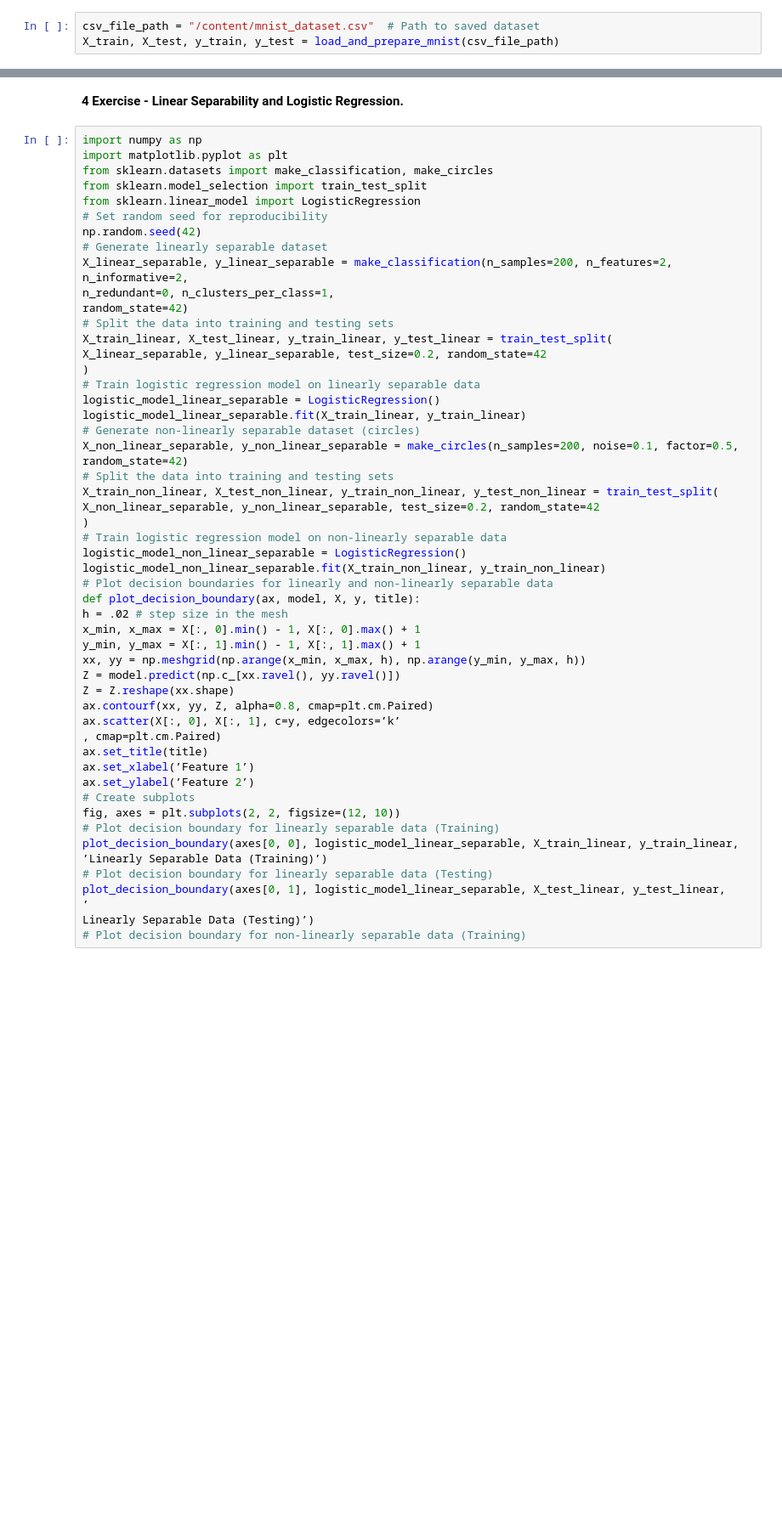
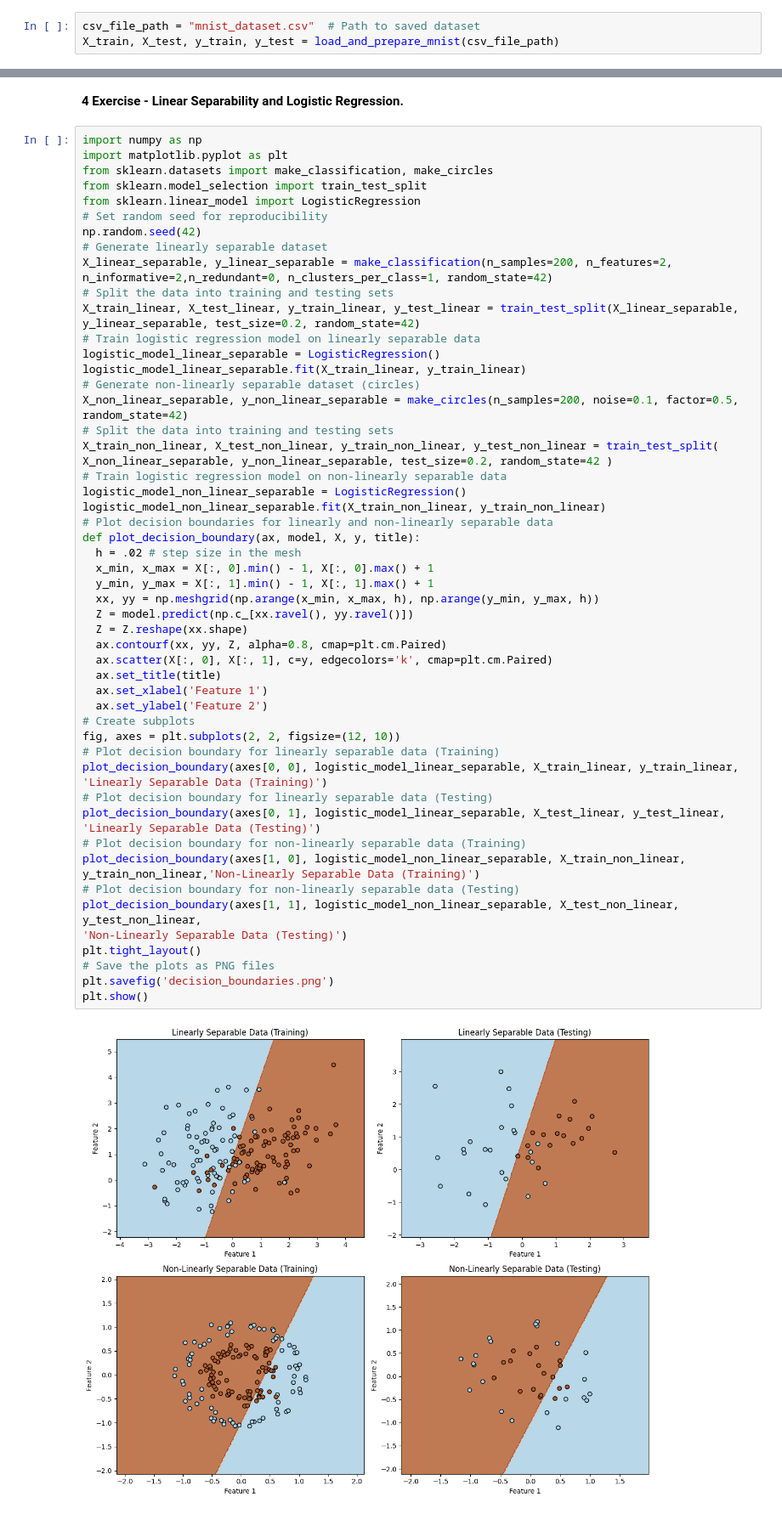
Before and after one commit to LearnerAnisha/AI-and-Machine-Learning, a Jupyter notebook: Worksheet2.ipynb, the cells around one changed output, grey strips where cells are left out. Shown at 85% size. Cells and saved outputs as stored; diff of their text form; blank space fills up the shorter version.

```diff
--- a/Worksheet2.ipynb
+++ b/Worksheet2.ipynb
@@ -349,7 +349,7 @@ def plot_sample_images(X, y):
     plt.tight_layout()
     plt.show()
 # %%
-csv_file_path = "/content/mnist_dataset.csv"  # Path to saved dataset
+csv_file_path = "mnist_dataset.csv"  # Path to saved dataset
 X_train, X_test, y_train, y_test = load_and_prepare_mnist(csv_file_path)
 # %% [output]
 [figure]
@@ -473,54 +496,57 @@ plt.show()
 # %%
 import numpy as np
 import matplotlib.pyplot as plt
 from sklearn.datasets import make_classification, make_circles
 from sklearn.model_selection import train_test_split
 from sklearn.linear_model import LogisticRegression
 # Set random seed for reproducibility
 np.random.seed(42)
 # Generate linearly separable dataset
-X_linear_separable, y_linear_separable = make_classification(n_samples=200, n_features=2,
-n_informative=2,
-n_redundant=0, n_clusters_per_class=1,
-random_state=42)
+X_linear_separable, y_linear_separable = make_classification(n_samples=200, n_features=2, n_informative=2,n_redundant=0, n_clusters_per_class=1, random_state=42)
 # Split the data into training and testing sets
-X_train_linear, X_test_linear, y_train_linear, y_test_linear = train_test_split(
-X_linear_separable, y_linear_separable, test_size=0.2, random_state=42
-)
+X_train_linear, X_test_linear, y_train_linear, y_test_linear = train_test_split(X_linear_separable, y_linear_separable, test_size=0.2, random_state=42)
 # Train logistic regression model on linearly separable data
 logistic_model_linear_separable = LogisticRegression()
 logistic_model_linear_separable.fit(X_train_linear, y_train_linear)
 # Generate non-linearly separable dataset (circles)
-X_non_linear_separable, y_non_linear_separable = make_circles(n_samples=200, noise=0.1, factor=0.5,
-random_state=42)
+X_non_linear_separable, y_non_linear_separable = make_circles(n_samples=200, noise=0.1, factor=0.5, random_state=42)
 # Split the data into training and testing sets
 X_train_non_linear, X_test_non_linear, y_train_non_linear, y_test_non_linear = train_test_split(
-X_non_linear_separable, y_non_linear_separable, test_size=0.2, random_state=42
-)
+X_non_linear_separable, y_non_linear_separable, test_size=0.2, random_state=42 )
 # Train logistic regression model on non-linearly separable data
 logistic_model_non_linear_separable = LogisticRegression()
 logistic_model_non_linear_separable.fit(X_train_non_linear, y_train_non_linear)
 # Plot decision boundaries for linearly and non-linearly separable data
 def plot_decision_boundary(ax, model, X, y, title):
-h = .02 # step size in the mesh
-x_min, x_max = X[:, 0].min() - 1, X[:, 0].max() + 1
-y_min, y_max = X[:, 1].min() - 1, X[:, 1].max() + 1
-xx, yy = np.meshgrid(np.arange(x_min, x_max, h), np.arange(y_min, y_max, h))
-Z = model.predict(np.c_[xx.ravel(), yy.ravel()])
-Z = Z.reshape(xx.shape)
-ax.contourf(xx, yy, Z, alpha=0.8, cmap=plt.cm.Paired)
-ax.scatter(X[:, 0], X[:, 1], c=y, edgecolors=’k’
-, cmap=plt.cm.Paired)
-ax.set_title(title)
-ax.set_xlabel(’Feature 1’)
-ax.set_ylabel(’Feature 2’)
+  h = .02 # step size in the mesh
+  x_min, x_max = X[:, 0].min() - 1, X[:, 0].max() + 1
+  y_min, y_max = X[:, 1].min() - 1, X[:, 1].max() + 1
+  xx, yy = np.meshgrid(np.arange(x_min, x_max, h), np.arange(y_min, y_max, h))
+  Z = model.predict(np.c_[xx.ravel(), yy.ravel()])
+  Z = Z.reshape(xx.shape)
+  ax.contourf(xx, yy, Z, alpha=0.8, cmap=plt.cm.Paired)
+  ax.scatter(X[:, 0], X[:, 1], c=y, edgecolors='k', cmap=plt.cm.Paired)
+  ax.set_title(title)
+  ax.set_xlabel('Feature 1')
+  ax.set_ylabel('Feature 2')
 # Create subplots
 fig, axes = plt.subplots(2, 2, figsize=(12, 10))
 # Plot decision boundary for linearly separable data (Training)
 plot_decision_boundary(axes[0, 0], logistic_model_linear_separable, X_train_linear, y_train_linear,
-’Linearly Separable Data (Training)’)
+'Linearly Separable Data (Training)')
 # Plot decision boundary for linearly separable data (Testing)
 plot_decision_boundary(axes[0, 1], logistic_model_linear_separable, X_test_linear, y_test_linear,
-’
-Linearly Separable Data (Testing)’)
+'Linearly Separable Data (Testing)')
 # Plot decision boundary for non-linearly separable data (Training)
+plot_decision_boundary(axes[1, 0], logistic_model_non_linear_separable, X_train_non_linear,
+y_train_non_linear,'Non-Linearly Separable Data (Training)')
+# Plot decision boundary for non-linearly separable data (Testing)
+plot_decision_boundary(axes[1, 1], logistic_model_non_linear_separable, X_test_non_linear,
+y_test_non_linear,
+'Non-Linearly Separable Data (Testing)')
+plt.tight_layout()
+# Save the plots as PNG files
+plt.savefig('decision_boundaries.png')
+plt.show()
+# %% [output]
+[figure, added]
```
Also changed, not shown: parts of 3 cells of this notebook.
